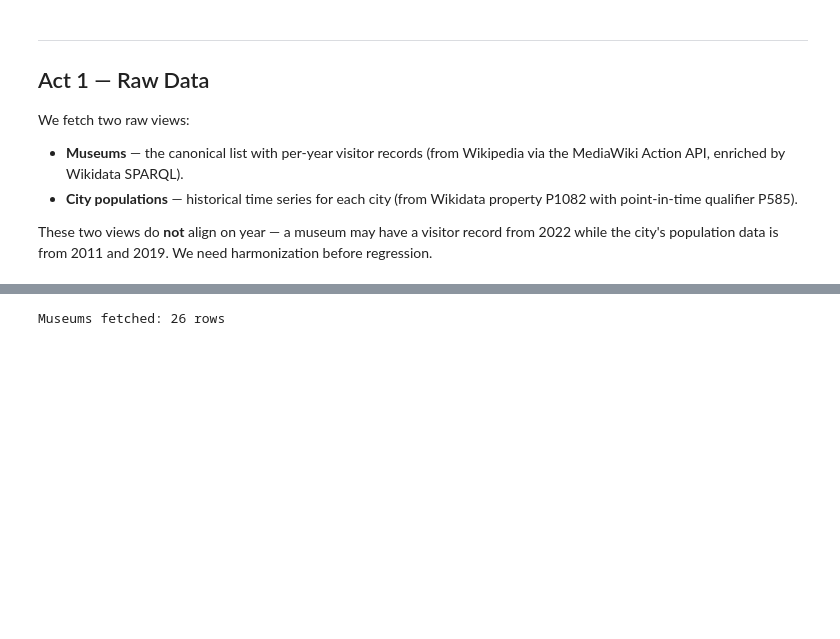
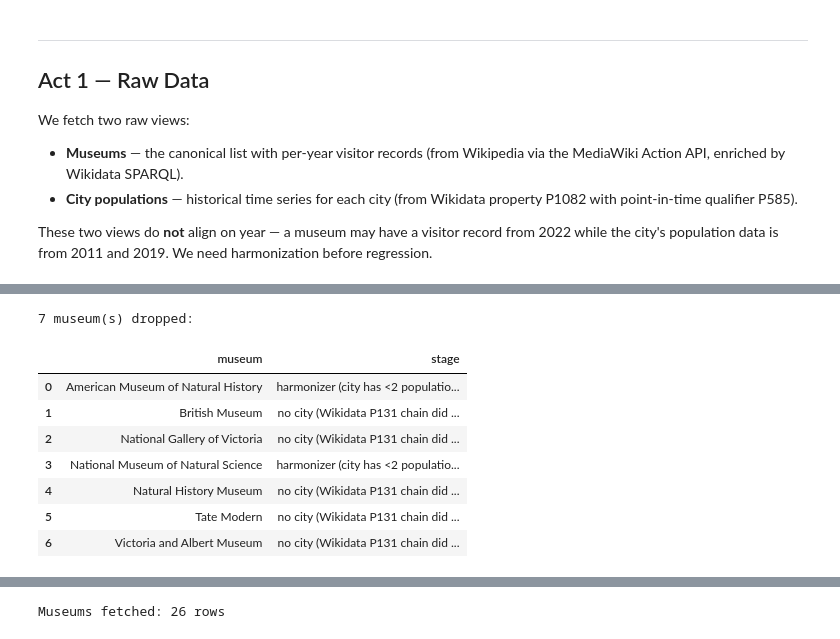
Before and after one commit to matt-grain/museum-analysis, a Jupyter notebook: notebook/regression_analysis.ipynb, the cells around one changed output, grey strips where cells are left out. Cells and saved outputs as stored; diff of their text form; code cells hidden in the pictures; blank space fills up the shorter version.

```diff
--- a/notebook/regression_analysis.ipynb
+++ b/notebook/regression_analysis.ipynb
@@ -66,0 +123,29 @@ harmonization before regression.
+# %%
+# Drop-list — which museums fall out and where
+_harm_resp = api_get("/harmonized", limit=200)
+_harm_items = _harm_resp["items"] if isinstance(_harm_resp, dict) else _harm_resp
+_harm_preview = pd.DataFrame(_harm_items)
+_harm_museum_ids = set(_harm_preview["museum_id"]) if len(_harm_preview) else set()
+
+drops = []
+for _, m in museums.iterrows():
+    if pd.isna(m["city_name"]):
+        drops.append({"museum": m["name"], "stage": "no city (Wikidata P131 chain did not hit a Q515 city)"})
+    elif m["id"] not in _harm_museum_ids:
+        drops.append({"museum": m["name"], "stage": "harmonizer (city has <2 population records and no ±2y single-point match)"})
+
+if drops:
+    print(f"{len(drops)} museum(s) dropped:")
+    display(pd.DataFrame(drops))
+else:
+    print("No museums dropped — every museum made it into the harmonized dataset.")
+# %% [output]
+7 museum(s) dropped:
+|  | museum | stage |
+| 0 | American Museum of Natural History | harmonizer (city has <2 populatio... |
+| 1 | British Museum | no city (Wikidata P131 chain did ... |
+| 2 | National Gallery of Victoria | no city (Wikidata P131 chain did ... |
+| 3 | National Museum of Natural Science | harmonizer (city has <2 populatio... |
+| 4 | Natural History Museum | no city (Wikidata P131 chain did ... |
+| 5 | Tate Modern | no city (Wikidata P131 chain did ... |
+| 6 | Victoria and Albert Museum | no city (Wikidata P131 chain did ... |
```
Also changed, not shown: parts of 5 cells of this notebook, 7 other files.
